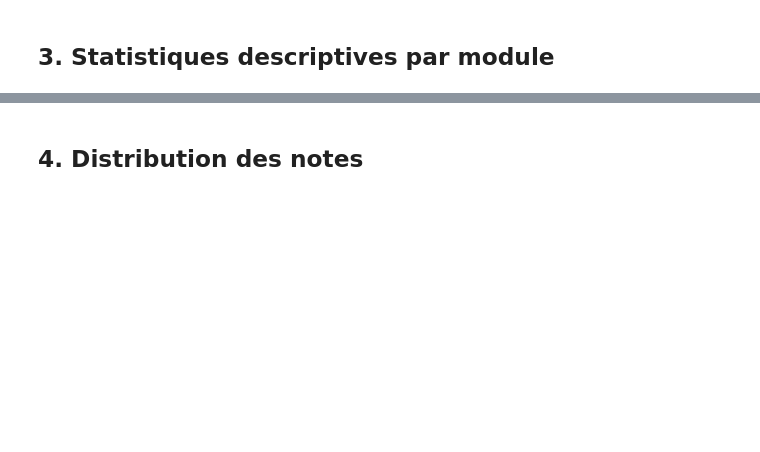
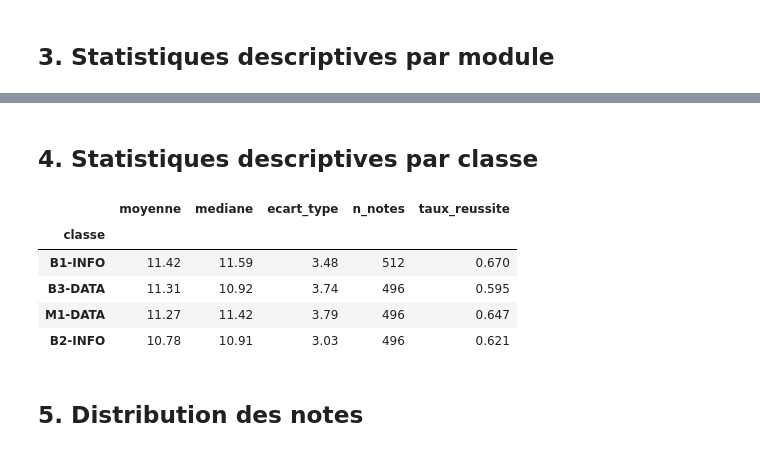
Before and after one commit to yel-hadd/specialization-project, a Jupyter notebook: notebook/EDA.ipynb, the cells around one changed output, grey strips where cells are left out. Saved outputs shown, nothing was run; the diff lists cells and outputs as text; code cells hidden in the pictures; blank space fills up the shorter version.

```diff
--- a/notebook/EDA.ipynb
+++ b/notebook/EDA.ipynb
@@ -55,5 +80,23 @@ par_module
+# %% [markdown]
+## 4. Statistiques descriptives par classe
+# %%
+notes_cls = notes.merge(etudiants[['code_etudiant', 'classe']], on='code_etudiant', how='left')
+par_classe = notes_cls.groupby('classe')['note'].agg(
+    moyenne='mean', mediane='median', ecart_type='std', n_notes='count'
+).round(2).sort_values('moyenne', ascending=False)
+par_classe['taux_reussite'] = (
+    notes_cls.assign(ok=notes_cls['note'] >= 10).groupby('classe')['ok'].mean().round(3)
+)
+par_classe
+# %% [output]
+|  | moyenne | mediane | ecart_type | n_notes | taux_reussite |
+| classe |  |  |  |  |  |
+| B1-INFO | 11.42 | 11.59 | 3.48 | 512 | 0.670 |
+| B3-DATA | 11.31 | 10.92 | 3.74 | 496 | 0.595 |
+| M1-DATA | 11.27 | 11.42 | 3.79 | 496 | 0.647 |
+| B2-INFO | 10.78 | 10.91 | 3.03 | 496 | 0.621 |
 # %% [markdown]
-## 4. Distribution des notes
+## 5. Distribution des notes
 # %%
 fig, ax = plt.subplots(figsize=(8, 4))
 ax.hist(notes['note'], bins=range(0, 21), color='#1d4ed8', edgecolor='white')
```
Also changed, not shown: parts of 12 cells of this notebook, 1 other file.
